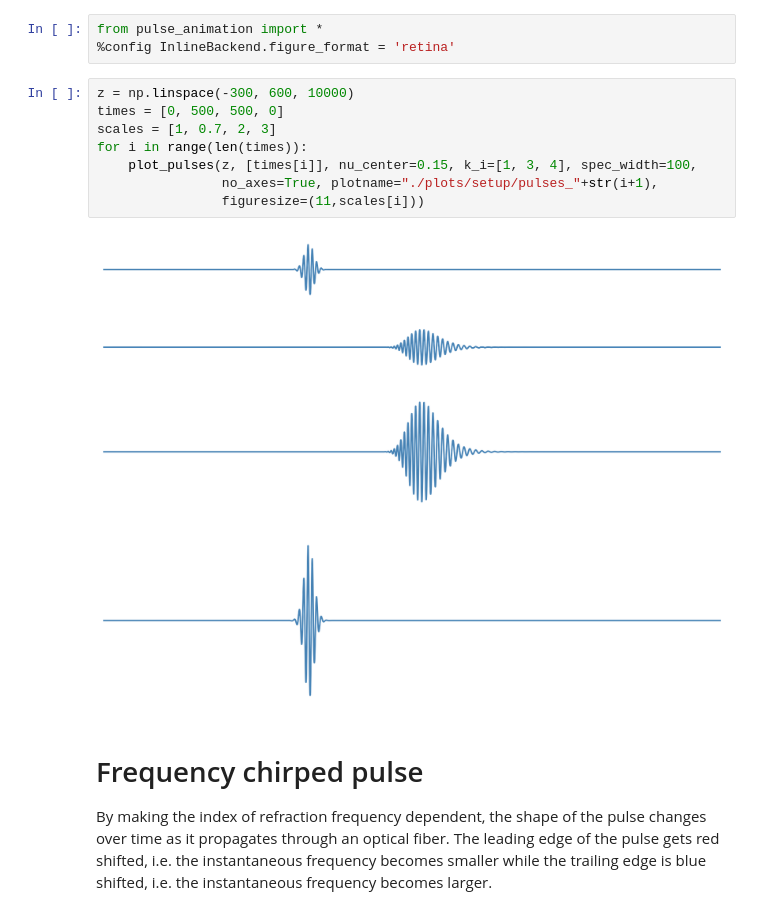
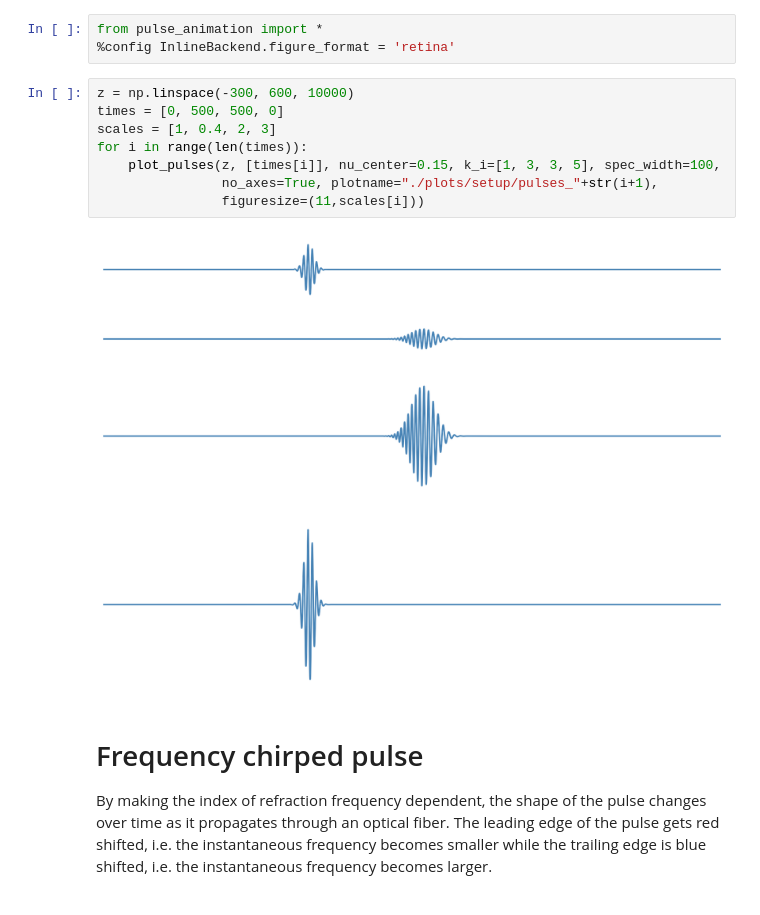
Before and after one commit to joschkabirk/panim, a Jupyter notebook: visualisation.ipynb, the cells around one changed output. Cells and saved outputs as stored; diff of their text form.

```diff
--- a/visualisation.ipynb
+++ b/visualisation.ipynb
@@ -4,15 +4,15 @@ from pulse_animation import *
 # %%
 z = np.linspace(-300, 600, 10000)
 times = [0, 500, 500, 0]
-scales = [1, 0.7, 2, 3]
+scales = [1, 0.4, 2, 3]
 for i in range(len(times)):
-    plot_pulses(z, [times[i]], nu_center=0.15, k_i=[1, 3, 4], spec_width=100,
+    plot_pulses(z, [times[i]], nu_center=0.15, k_i=[1, 3, 3, 5], spec_width=100,
                 no_axes=True, plotname="./plots/setup/pulses_"+str(i+1),
                 figuresize=(11,scales[i]))
 # %% [output]
 [figure]
-[figure, old version]
+[figure, new version]
-[figure, old version]
+[figure, new version]
 [figure]
 # %% [markdown]
 # Frequency chirped pulse
```
Also changed, not shown: parts of 13 cells of this notebook, 1 other file.
